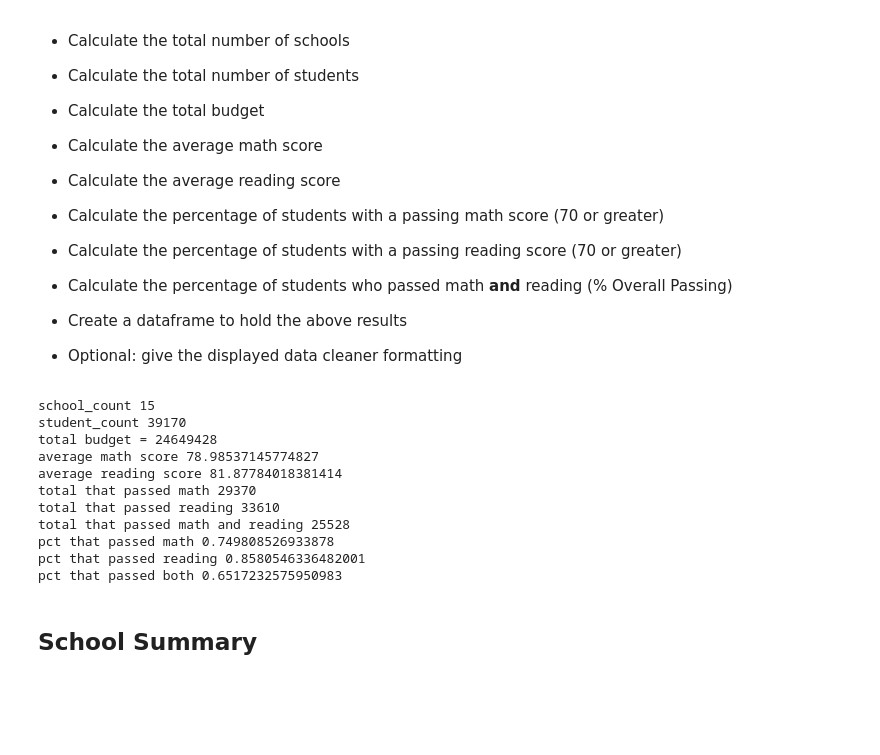
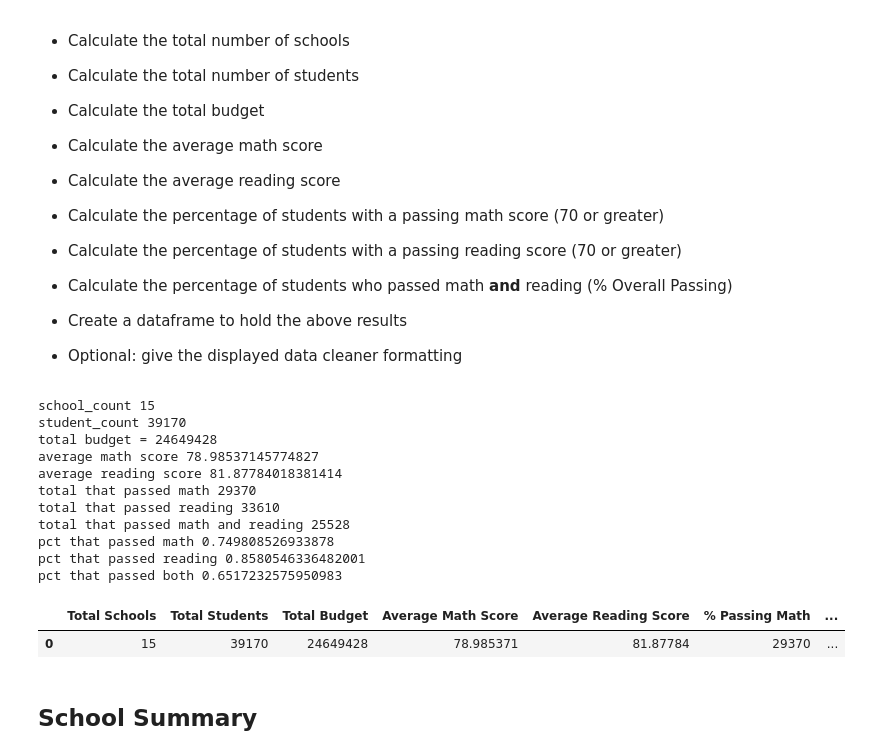
Before and after one commit to thomasipe/pandas-challenge, a Jupyter notebook: PyCitySchools/PyCitySchools_starter.ipynb, the cells around one changed output. Saved outputs shown, nothing was run; the diff lists cells and outputs as text; code cells hidden in the pictures; blank space fills up the shorter version.

Commit message:
District summary dataframe created

```diff
--- a/PyCitySchools/PyCitySchools_starter.ipynb
+++ b/PyCitySchools/PyCitySchools_starter.ipynb
@@ -67,33 +67,46 @@ pass_reading = len(sdc[(sdc["reading_score"] >= 70)])
 print(f"total that passed reading {pass_reading}")
 
 # Passing Math and Reading
 passed_both = len(sdc[(sdc["math_score"] >= 70) & (sdc["reading_score"] >= 70)])
 print(f"total that passed math and reading {pass_both}")
 
 
 # PCT that passed math
 pct_pass_math = pass_math/student_count
 print(f"pct that passed math {pct_pass_math}")
 
 # PCT that passed reading
 pct_pass_reading = pass_reading/student_count
 print(f"pct that passed reading {pct_pass_reading}")
 
 # PCT that passed both math and reading
 pct_passed_both = passed_both/student_count
 print(f"pct that passed both {pct_passed_both}")
+
+# Create a Summary dataframe with the above metrics
+district_summary_df = pd.DataFrame({"Total Schools": [school_count],
+                                   "Total Students": [student_count],
+                                   "Total Budget": [total_budget],
+                                   "Average Math Score": [avg_math_score],
+                                   "Average Reading Score": [avg_reading_score],
+                                   "% Passing Math": [pass_math],
+                                   "% Passing Reading": [pass_reading],
+                                   "% Overall Passing": [passed_both]})
+district_summary_df
 # %% [output]
 school_count 15
 student_count 39170
 total budget = 24649428
 average math score 78.98537145774827
 average reading score 81.87784018381414
 total that passed math 29370
 total that passed reading 33610
 total that passed math and reading 25528
 pct that passed math 0.749808526933878
 pct that passed reading 0.8580546336482001
 pct that passed both 0.6517232575950983
+|  | Total Schools | Total Students | Total Budget | Average Math Score | Average Reading Score | % Passing Math | ... |
+| 0 | 15 | 39170 | 24649428 | 78.985371 | 81.87784 | 29370 | ... |
 # %% [markdown]
 ## School Summary
 # %% [markdown]
```
